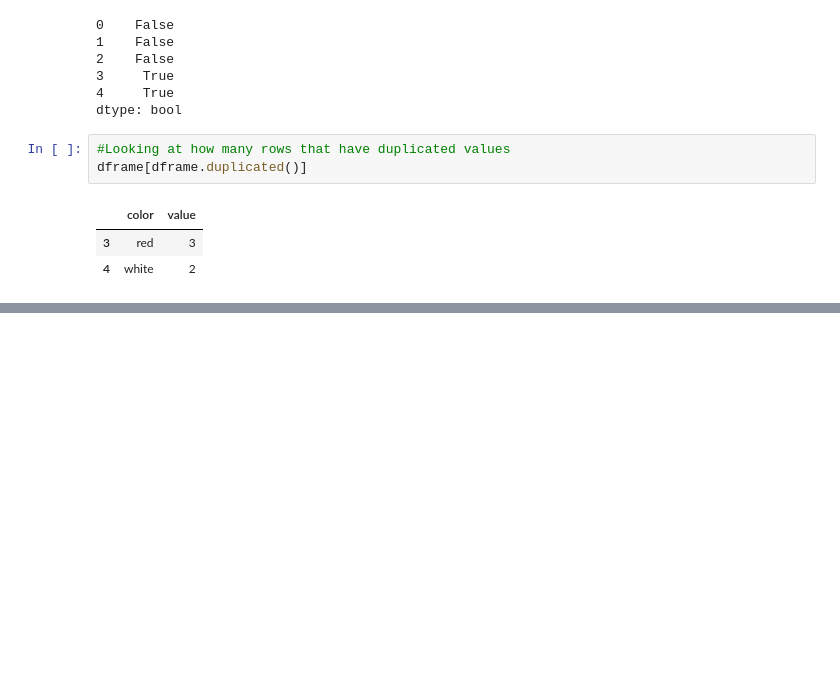
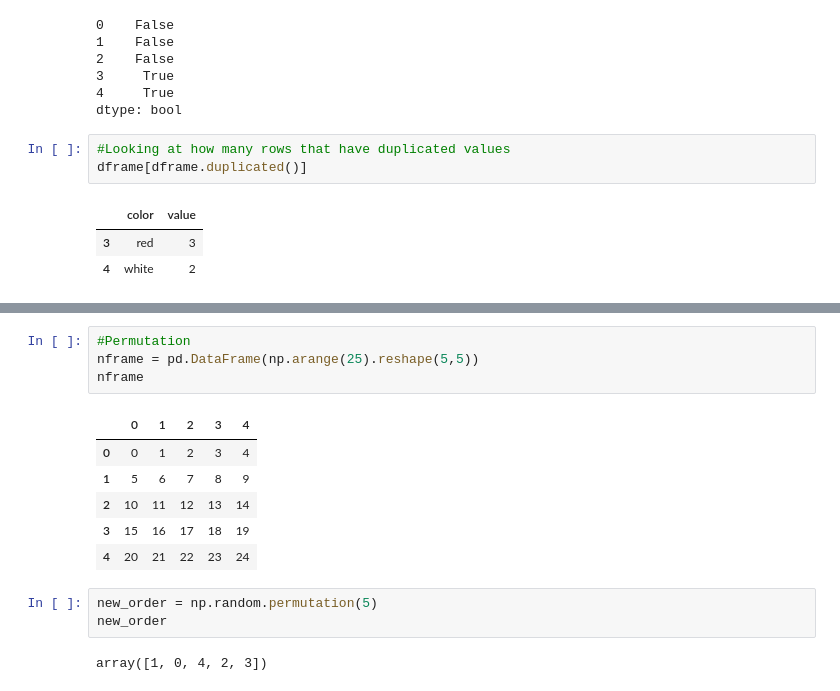
Before and after one commit to Afrochemist/OverviewNotes, a Jupyter notebook: Pandas-Numpy-Matplotlib.ipynb, the cells around one changed output, grey strips where cells are left out. Drawn from its saved outputs; the diff is of its cells as text; blank space fills up the shorter version.

```diff
--- a/Pandas-Numpy-Matplotlib.ipynb
+++ b/Pandas-Numpy-Matplotlib.ipynb
@@ -1313,0 +1555,16 @@ dframe[dframe.duplicated()]
+# %%
+#Permutation
+nframe = pd.DataFrame(np.arange(25).reshape(5,5))
+nframe
+# %% [output]
+|  | 0 | 1 | 2 | 3 | 4 |
+| 0 | 0 | 1 | 2 | 3 | 4 |
+| 1 | 5 | 6 | 7 | 8 | 9 |
+| 2 | 10 | 11 | 12 | 13 | 14 |
+| 3 | 15 | 16 | 17 | 18 | 19 |
+| 4 | 20 | 21 | 22 | 23 | 24 |
+# %%
+new_order = np.random.permutation(5)
+new_order
+# %% [output]
+array([1, 0, 4, 2, 3])
```
Also changed, not shown: parts of 59 cells of this notebook.
